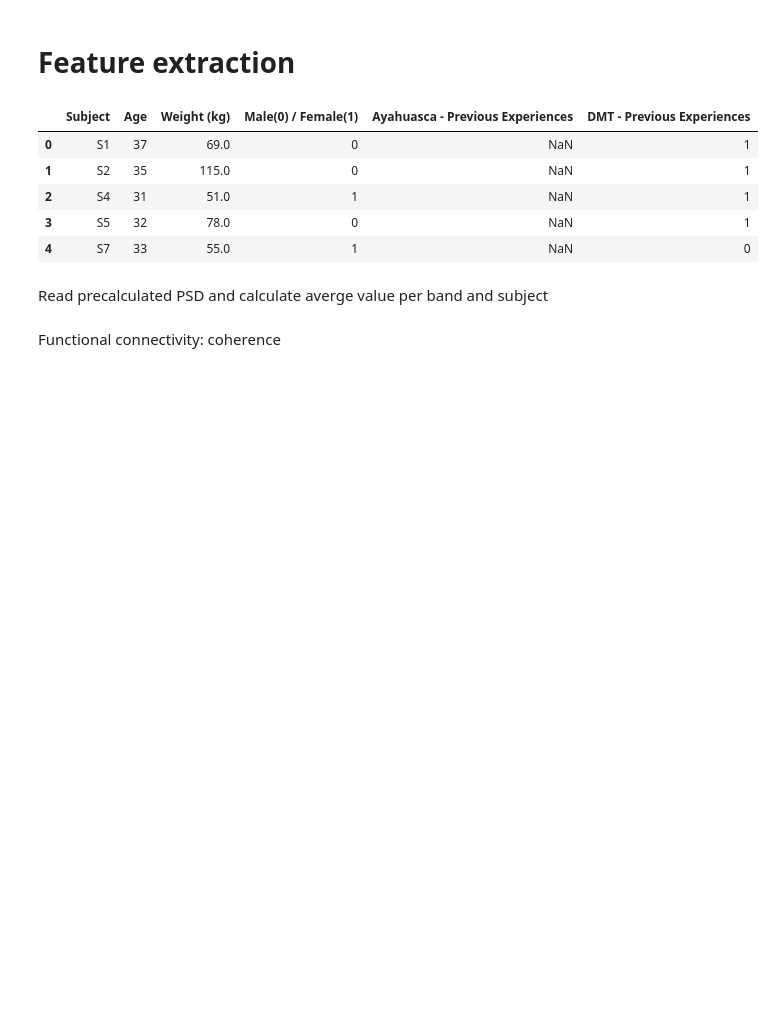
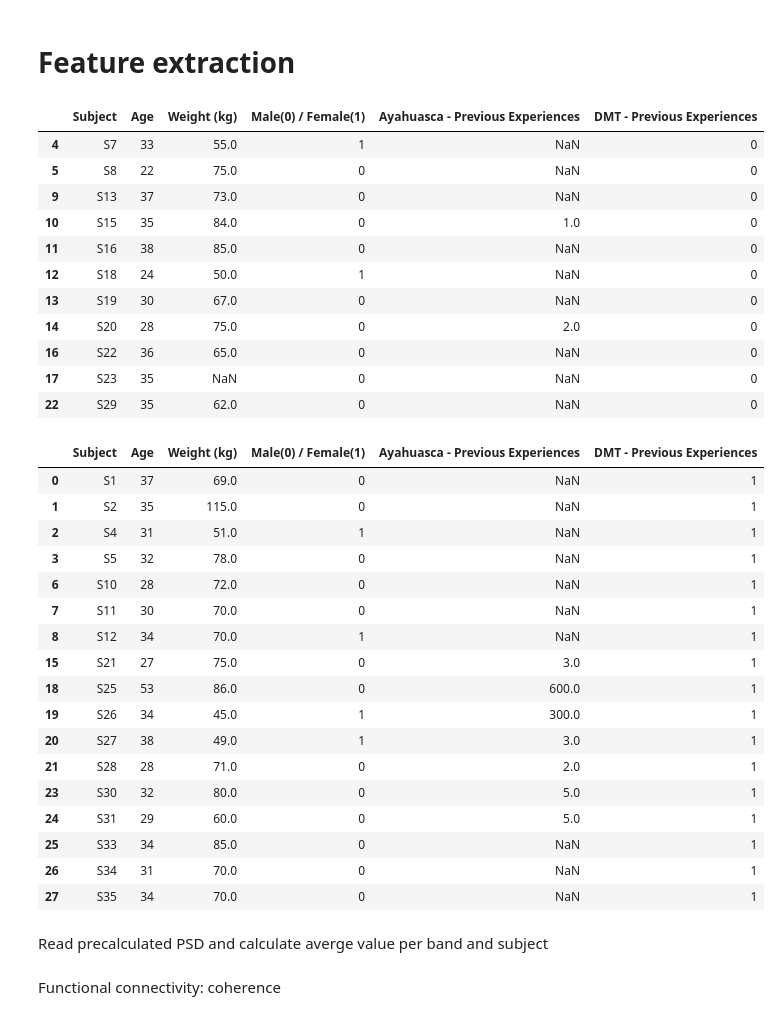
Before and after one commit to Yijun-cat/ML_DMT, a Jupyter notebook: preprocessing.ipynb, the cells around one changed output. Drawn from its saved outputs; the diff is of its cells as text; code cells hidden in the pictures; blank space fills up the shorter version.

```diff
--- a/preprocessing.ipynb
+++ b/preprocessing.ipynb
@@ -15,15 +15,42 @@ data = pd.read_excel( f"{dir}/DMT Questionnaires and Subject data.xlsx",
 data.loc[data['DMT - Previous Experiences'] == 1, ['DMT - Previous Experiences']] = 0
 data.loc[data['DMT - Previous Experiences'] > 1, ['DMT - Previous Experiences']] = 1
 dmt_exp = data["DMT - Previous Experiences"]
-# %%
-display( data.head() )
-# %% [output]
-|  | Subject | Age | Weight (kg) | Male(0) / Female(1) | Ayahuasca - Previous Experiences | DMT - Previous Experiences |
-| 0 | S1 | 37 | 69.0 | 0 | NaN | 1 |
-| 1 | S2 | 35 | 115.0 | 0 | NaN | 1 |
-| 2 | S4 | 31 | 51.0 | 1 | NaN | 1 |
-| 3 | S5 | 32 | 78.0 | 0 | NaN | 1 |
-| 4 | S7 | 33 | 55.0 | 1 | NaN | 0 |
+# %%
+one_time_group = data.loc[data['DMT - Previous Experiences'] == 0]
+multi_time_group = data.loc[data['DMT - Previous Experiences'] == 1]
+display( one_time_group )
+display( multi_time_group)
+# %% [output]
+|  | Subject | Age | Weight (kg) | Male(0) / Female(1) | Ayahuasca - Previous Experiences | DMT - Previous Experiences |
+| 4 | S7 | 33 | 55.0 | 1 | NaN | 0 |
+| 5 | S8 | 22 | 75.0 | 0 | NaN | 0 |
+| 9 | S13 | 37 | 73.0 | 0 | NaN | 0 |
+| 10 | S15 | 35 | 84.0 | 0 | 1.0 | 0 |
+| 11 | S16 | 38 | 85.0 | 0 | NaN | 0 |
+| 12 | S18 | 24 | 50.0 | 1 | NaN | 0 |
+| 13 | S19 | 30 | 67.0 | 0 | NaN | 0 |
+| 14 | S20 | 28 | 75.0 | 0 | 2.0 | 0 |
+| 16 | S22 | 36 | 65.0 | 0 | NaN | 0 |
+| 17 | S23 | 35 | NaN | 0 | NaN | 0 |
+| 22 | S29 | 35 | 62.0 | 0 | NaN | 0 |
+|  | Subject | Age | Weight (kg) | Male(0) / Female(1) | Ayahuasca - Previous Experiences | DMT - Previous Experiences |
+| 0 | S1 | 37 | 69.0 | 0 | NaN | 1 |
+| 1 | S2 | 35 | 115.0 | 0 | NaN | 1 |
+| 2 | S4 | 31 | 51.0 | 1 | NaN | 1 |
+| 3 | S5 | 32 | 78.0 | 0 | NaN | 1 |
+| 6 | S10 | 28 | 72.0 | 0 | NaN | 1 |
+| 7 | S11 | 30 | 70.0 | 0 | NaN | 1 |
+| 8 | S12 | 34 | 70.0 | 1 | NaN | 1 |
+| 15 | S21 | 27 | 75.0 | 0 | 3.0 | 1 |
+| 18 | S25 | 53 | 86.0 | 0 | 600.0 | 1 |
+| 19 | S26 | 34 | 45.0 | 1 | 300.0 | 1 |
+| 20 | S27 | 38 | 49.0 | 1 | 3.0 | 1 |
+| 21 | S28 | 28 | 71.0 | 0 | 2.0 | 1 |
+| 23 | S30 | 32 | 80.0 | 0 | 5.0 | 1 |
+| 24 | S31 | 29 | 60.0 | 0 | 5.0 | 1 |
+| 25 | S33 | 34 | 85.0 | 0 | NaN | 1 |
+| 26 | S34 | 31 | 70.0 | 0 | NaN | 1 |
+| 27 | S35 | 34 | 70.0 | 0 | NaN | 1 |
 # %% [markdown]
 Read precalculated PSD and calculate averge value per band and subject
 # %%
```
Also changed, not shown: parts of 10 cells of this notebook.
